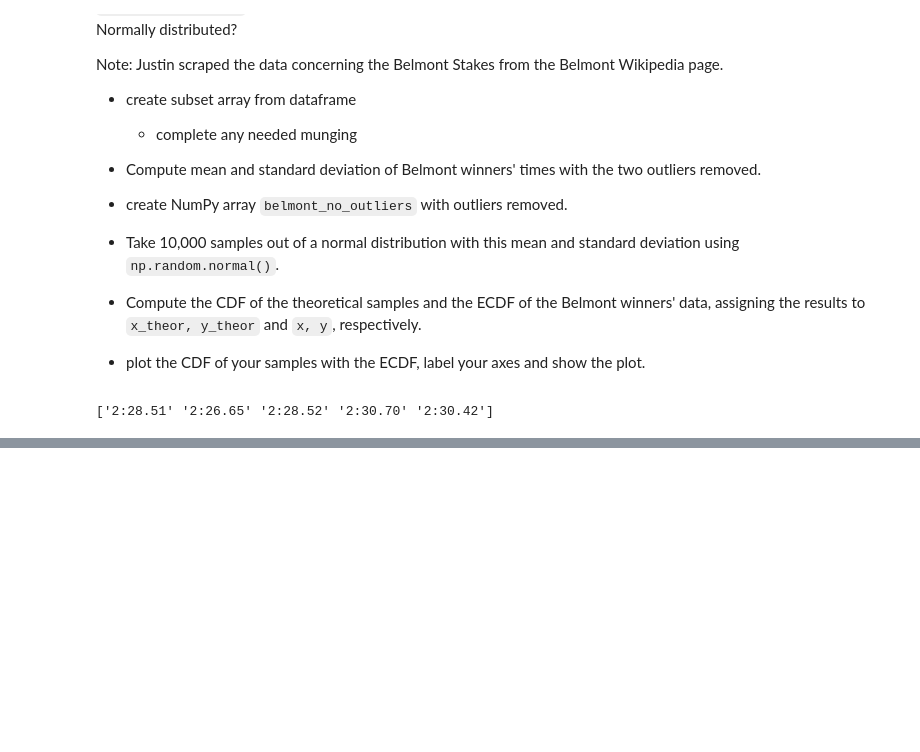
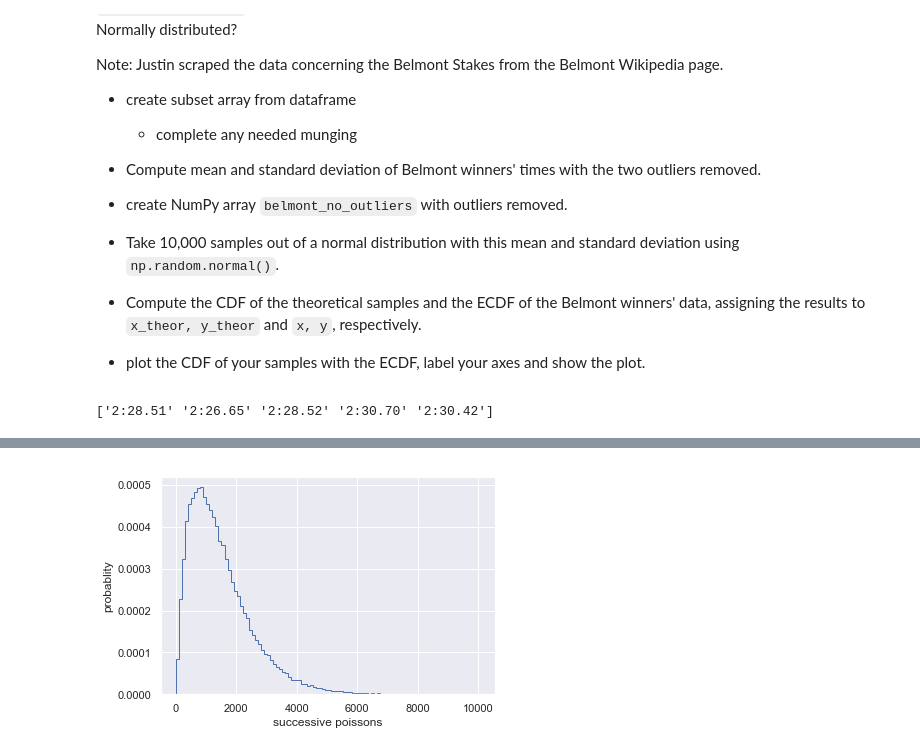
Before and after one commit to jacoblgoodman/Math, a Jupyter notebook: statistical thinking in python part 1/chapter 4.ipynb, the cells around one changed output, grey strips where cells are left out. Cells and saved outputs as stored; diff of their text form; code cells hidden in the pictures; blank space fills up the shorter version.

```diff
--- a/statistical thinking in python part 1/chapter 4.ipynb
+++ b/statistical thinking in python part 1/chapter 4.ipynb
@@ -176,0 +219,7 @@ Instructions
+# %%
+def successive_poisson(tau1,tau2, size=1):
+    """Compute time for arrival of 2 successsive Poisson processes."""
+    #draw no -hitter tau1 out of exponetional distribution
+    t1 = np.random.exponential(tau1,size=size)
+    t2 = np.random.exponential(tau2, size=size)
+    return t1+t2
@@ -176,0 +242,12 @@ Instructions
+# %%
+# using Successive_poisson() to draw samples
+
+waiting_times = successive_poisson(764,715,  size = 100000)
+
+# making histogram
+
+_ = plt.hist(waiting_times,bins= 100, density=True, histtype='step')
+_ = plt.ylabel('probablity')
+_ = plt.xlabel('successive poissons')
+# %% [output]
+[figure, added]
```
Also changed, not shown: parts of 10 cells of this notebook, 1 other file.
